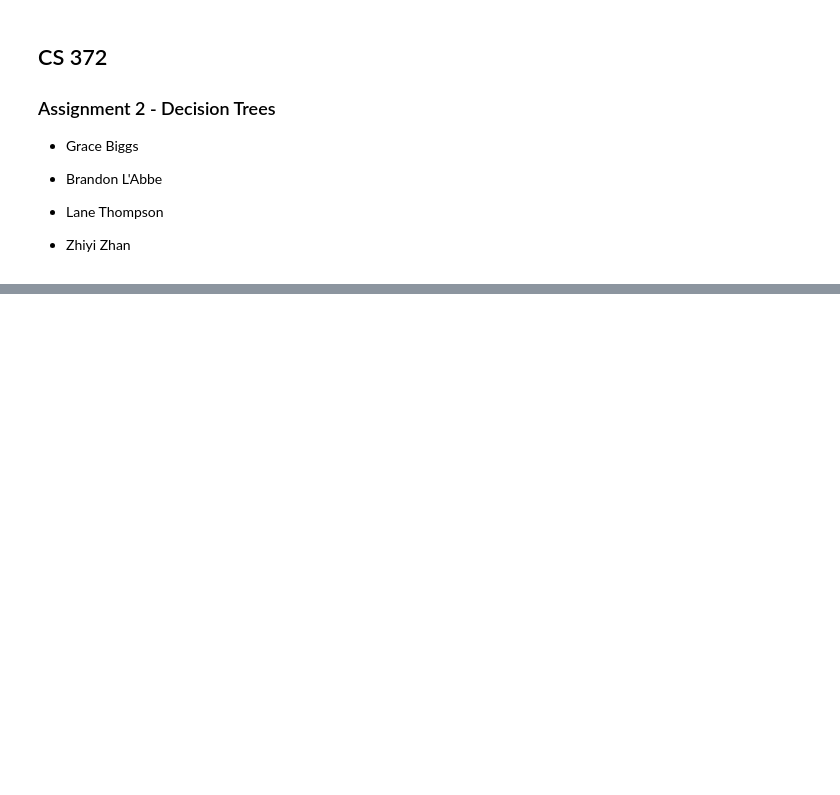
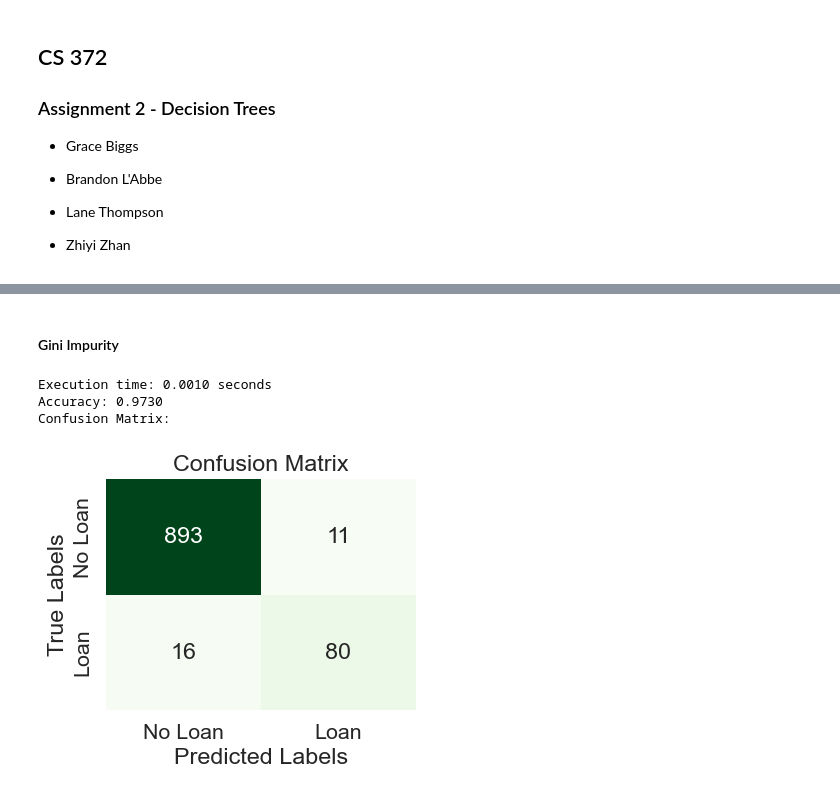
Before and after one commit to stlngds/CS372, a Jupyter notebook: Assignment2/Assignment2_Group5.ipynb, the cells around one changed output, grey strips where cells are left out. Saved outputs shown, nothing was run; the diff lists cells and outputs as text; code cells hidden in the pictures; blank space fills up the shorter version.

Commit message:
Added the two decision trees and most of Model Evaluation

```diff
--- a/Assignment2/Assignment2_Group5.ipynb
+++ b/Assignment2/Assignment2_Group5.ipynb
@@ -107,2 +127,32 @@ y = df['Personal Loan']
+# %% [markdown]
+#### Gini Impurity
 # %%
-# Model Evaluation (YOUR NAME HERE)
+## Evaluate the performance of your classifier using:
+# execution time
+import time
+import sklearn
+
+start = time.time()
+label_prediction = gini_tree.predict(data_test)
+end = time.time()
+execution_time = end - start
+print(f"Execution time: {execution_time:.4f} seconds")
+# accuracy
+accuracy = sklearn.metrics.accuracy_score(label_test, label_prediction)
+print(f"Accuracy: {accuracy:.4f}")
+# confusion matrix
+confusion_matrix = sklearn.metrics.confusion_matrix(label_test, label_prediction)
+print("Confusion Matrix:")
+plt.figure(figsize=(4, 3))
+sns.heatmap(sklearn.metrics.confusion_matrix(label_test, label_prediction),
+            annot=True, fmt='d', cmap='Greens', cbar=False,
+            xticklabels=['No Loan', 'Loan'], yticklabels=['No Loan', 'Loan'])
+plt.xlabel("Predicted Labels")
+plt.ylabel("True Labels")
+plt.title("Confusion Matrix")
+plt.show()
+# %% [output]
+Execution time: 0.0010 seconds
+Accuracy: 0.9730
+Confusion Matrix:
+[figure, added]
```
Also changed, not shown: parts of 7 cells of this notebook.
